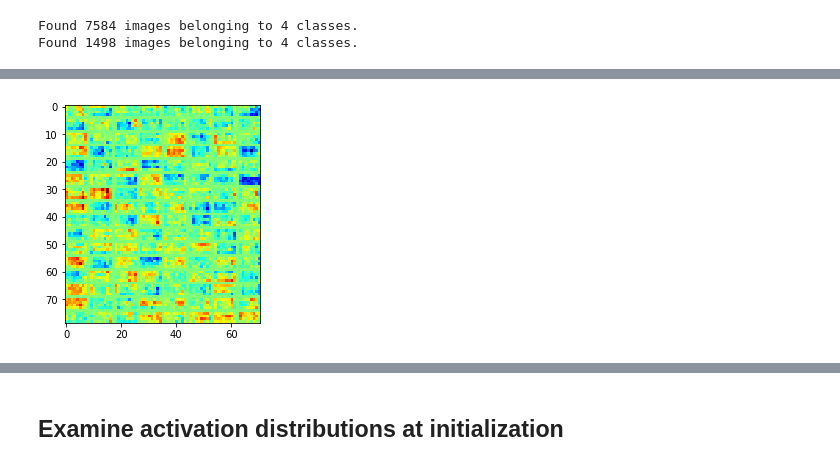
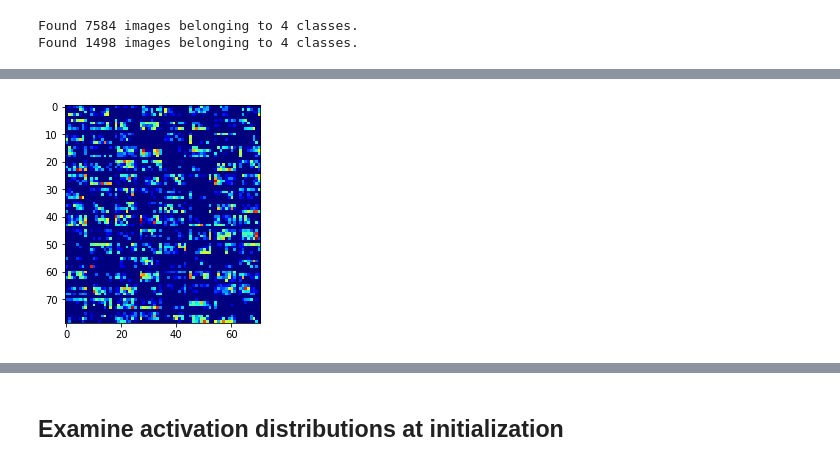
Before and after one commit to akashmjn/cs341-ibm-seti, a Jupyter notebook: Akash/cnn-training.ipynb, the cells around one changed output, grey strips where cells are left out. Cells and saved outputs as stored; diff of their text form; code cells hidden in the pictures.

Commit message:
Random hyperparam search, different init, v2 model

```diff
--- a/Akash/cnn-training.ipynb
+++ b/Akash/cnn-training.ipynb
@@ -207,4 +115,5 @@ x = np.expand_dims(a[0][0],axis=0)
 # %%
+x = np.expand_dims(a[0][2],axis=0)
 # Show the image from the validation generator
 plt.imshow(x[0,:,:,0])
 plt.set_cmap('gray')
@@ -213,0 +125,3 @@ plt.show()
+# %%
+modelPath = '../savedModels/setiNet_256x512_4class_adamaugment2dropout0.6lr5e-05anneal0.07.hdf5'
+model = keras.models.load_model(modelPath)
@@ -214,5 +148,5 @@ plt.show()
 # %%
 # Check activations for the image
-act = cu.datautils.modelActivations(model=model,layer_name='conv2d_7',input=x,show=True)
+act = cu.datautils.modelActivations(model=model,layer_name='activation_7',input=x,show=True)
 # %% [output]
-[figure, old version]
+[figure, new version]
```
Also changed, not shown: parts of 24 cells of this notebook, 4 other files.
